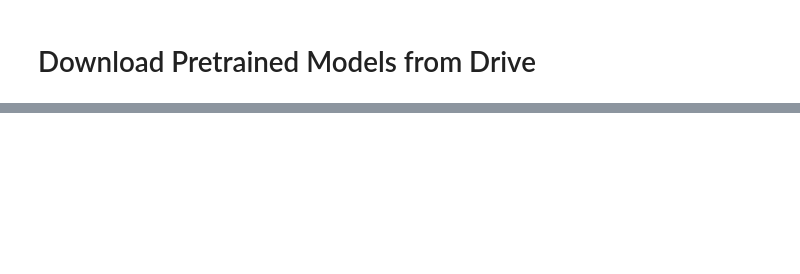
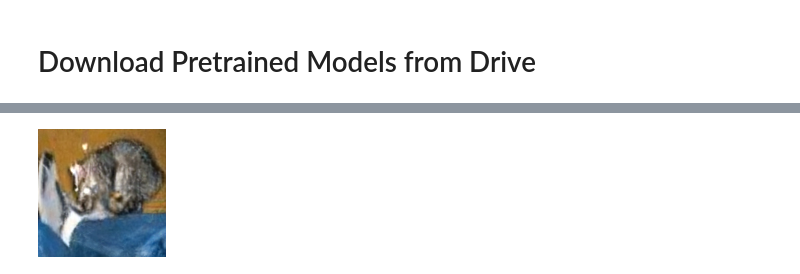
Before and after one commit to amitrege/NNCompress, a Jupyter notebook: SuperRes.ipynb, the cells around one changed output, grey strips where cells are left out. Saved outputs shown, nothing was run; the diff lists cells and outputs as text; code cells hidden in the pictures; blank space fills up the shorter version.

```diff
--- a/SuperRes.ipynb
+++ b/SuperRes.ipynb
@@ -41,0 +217,4 @@ Y = Y.GetContentFile('ESRGAN/models/RRDB_ESRGAN.pth')
+# %%
+I(filename='results/0_cat_rlt.png')
+# %% [output]
+[figure, added]
```
Also changed, not shown: parts of 18 cells of this notebook.
